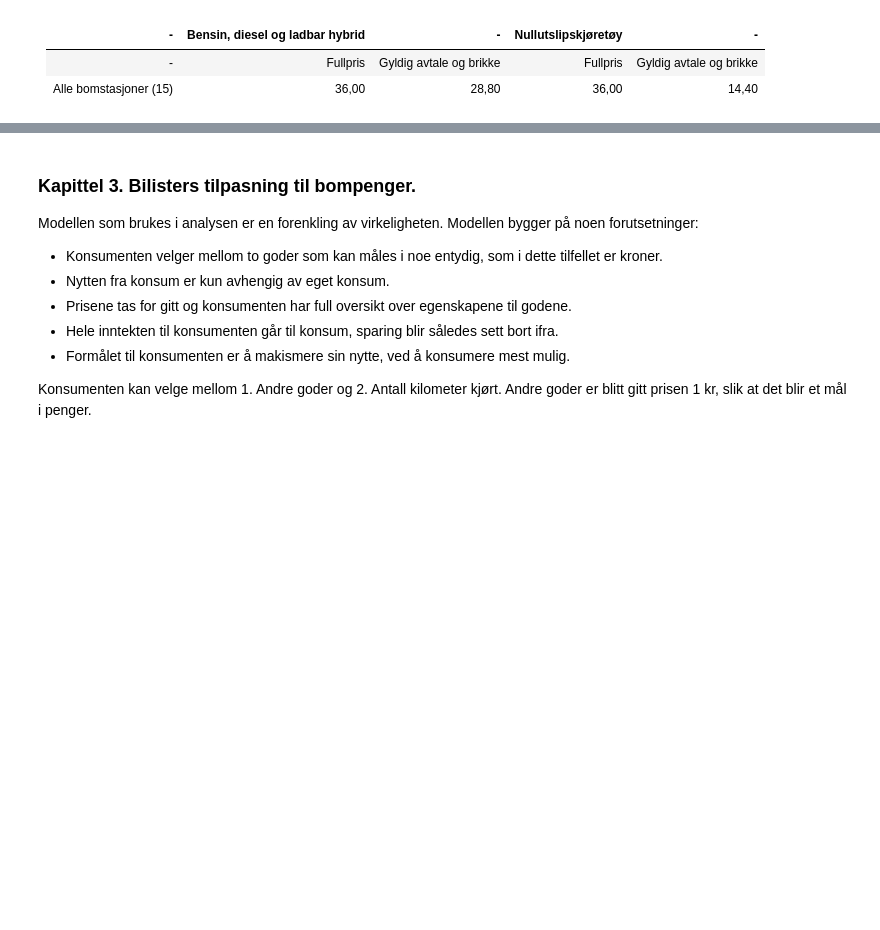
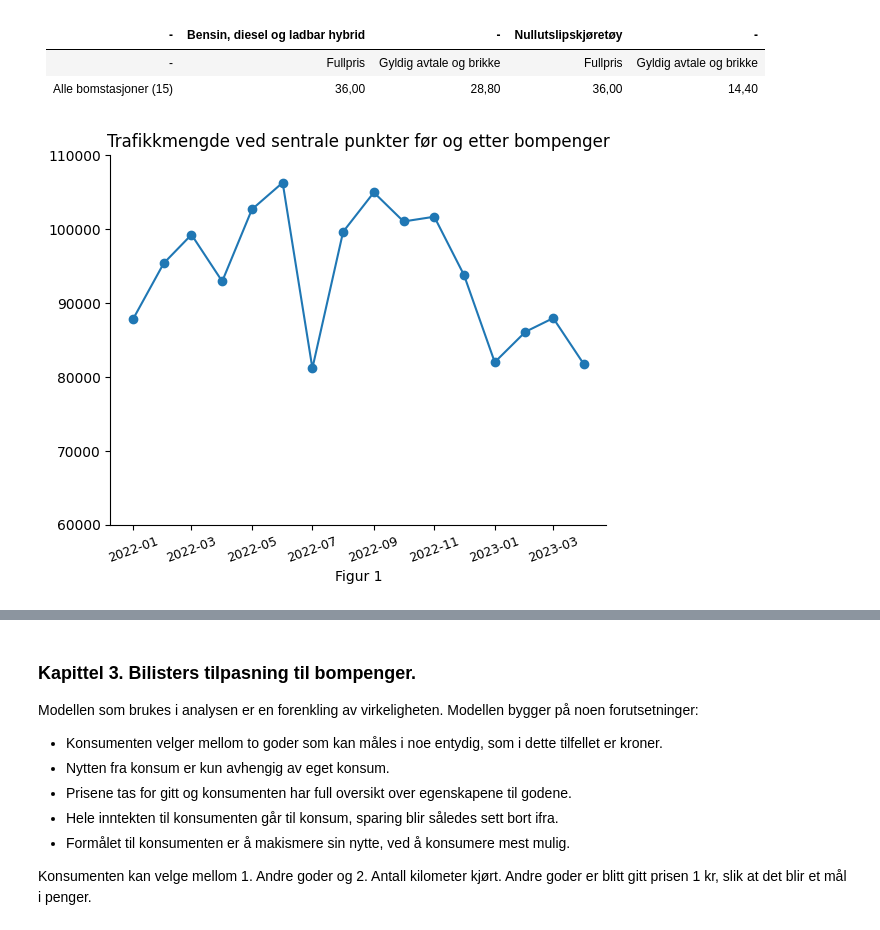
Before and after one commit to loopdiggaz/SOK-1006, a Jupyter notebook: Mappe2/mappeoppgave2_61.ipynb, the cells around one changed output, grey strips where cells are left out. Drawn from its saved outputs; the diff is of its cells as text; code cells hidden in the pictures; blank space fills up the shorter version.

```diff
--- a/Mappe2/mappeoppgave2_61.ipynb
+++ b/Mappe2/mappeoppgave2_61.ipynb
@@ -48,3 +49,25 @@ Rushtidsavgift 06:30-09:00 og 15:00-17:00
 |-------------------|:--------------------------------:|----------------------: |-------------------:|----------------------------|
 |        -          |  Fullpris                        | Gyldig avtale og brikke| Fullpris           |   Gyldig avtale og brikke  |
 | Alle bomstasjoner (15) |    36,00                    |   28,80                |   36,00            |    14,40                   |
+# %%
+månedstrafikk = pd.read_csv('https://raw.githubusercontent.com/loopdiggaz/SOK1006/main/Mappe2/m%C3%A5nedstrafikk.csv', sep=';')
+månedstrafikk = månedstrafikk.loc[(månedstrafikk.Felt == 'Totalt'), ['År','Måned','Trafikkmengde','Navn']]
+månedstrafikk = månedstrafikk.rename(columns={'År':'YEAR','Måned' : 'MONTH'})
+månedstrafikk['Dato'] = pd.to_datetime(månedstrafikk[['YEAR', 'MONTH']].assign(DAY=1))
+månedstrafikk.drop(['YEAR','MONTH'], inplace= True, axis = 1)
+månedstrafikk['Dato']= pd.to_datetime(månedstrafikk['Dato'])
+# %%
+månedstrafikksum = månedstrafikk.groupby(['Dato'])['Trafikkmengde'].sum()
+månedstrafikksum = månedstrafikksum.to_frame()
+månedstrafikksum = månedstrafikksum.reset_index()
+
+fig, ax = plt.subplots()
+ax.spines['top'].set_color('none')
+ax.spines['right'].set_color('none')
+ax.plot(månedstrafikksum['Dato'],månedstrafikksum['Trafikkmengde'], marker = 'o')
+ax.xaxis.set_tick_params(labelsize=9, rotation = 20)
+ax.set_xlabel('Figur 1')
+ax.set_ylim(60000,110000)
+ax.set_title('Trafikkmengde ved sentrale punkter før og etter bompenger');
+# %% [output]
+[figure, added]
```
Also changed, not shown: parts of 13 cells of this notebook.
